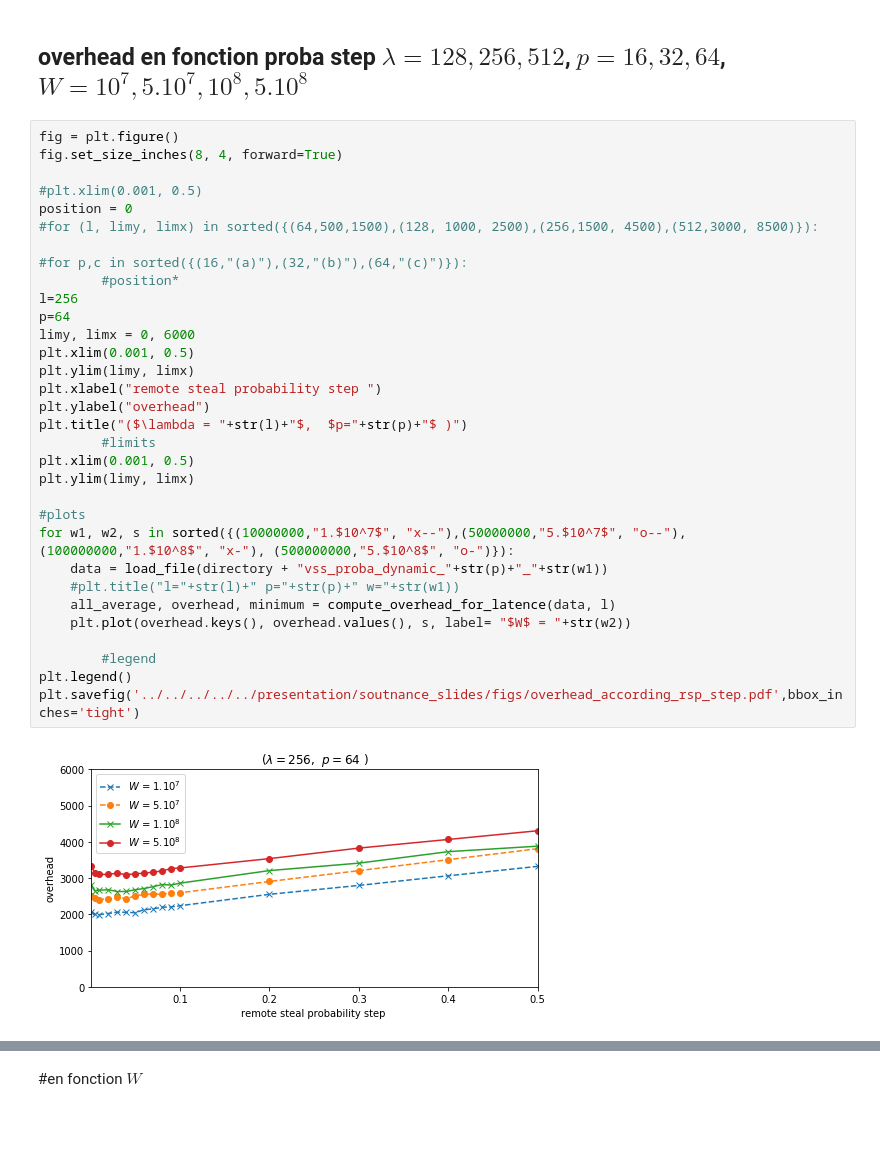
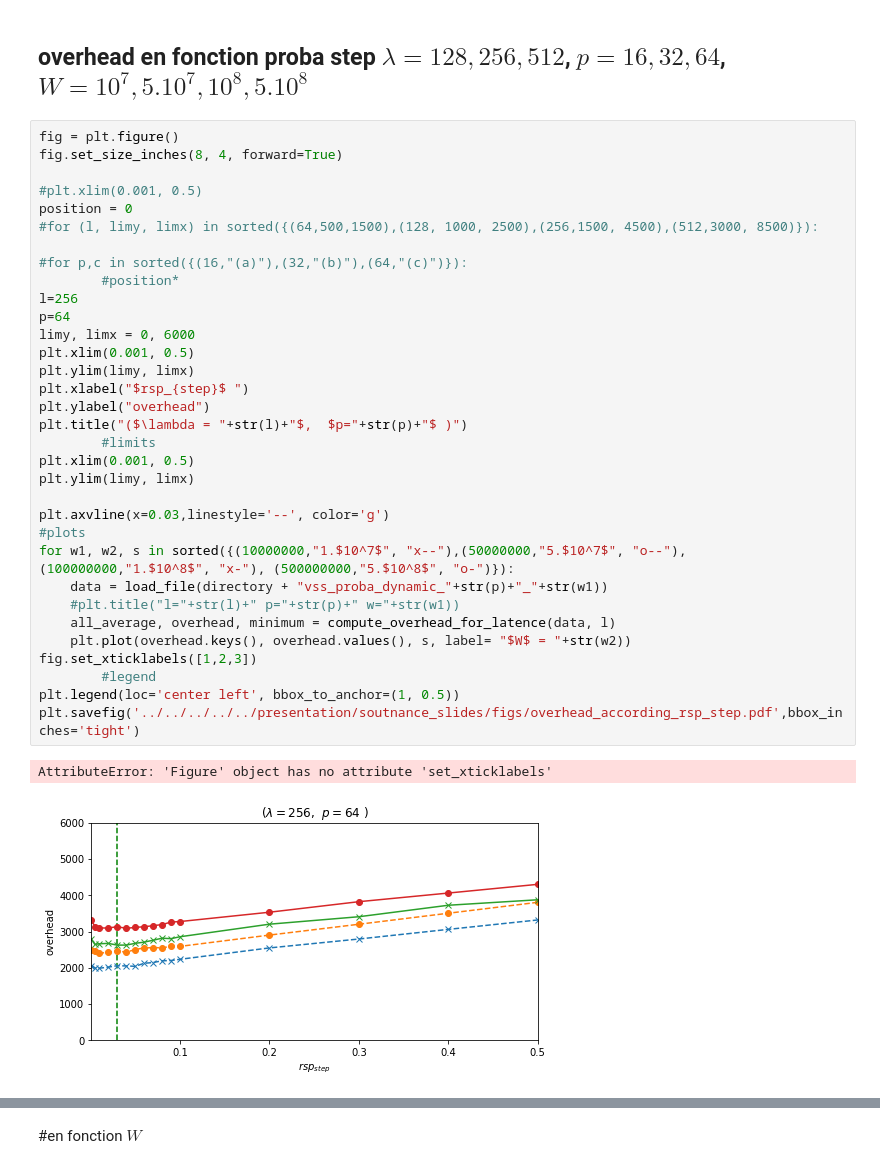
Before and after one commit to wagnerf42/ws-simulator, a Jupyter notebook: result/strategy/simulation_ipynb/simulation_thesis_proba_dynamic.ipynb, the cells around one changed output, grey strips where cells are left out. Drawn from its saved outputs; the diff is of its cells as text; blank space fills up the shorter version.

```diff
--- a/result/strategy/simulation_ipynb/simulation_thesis_proba_dynamic.ipynb
+++ b/result/strategy/simulation_ipynb/simulation_thesis_proba_dynamic.ipynb
@@ -162,37 +160,39 @@ def best_value_dict(directory, seuil):
 # %%
 fig = plt.figure()
 fig.set_size_inches(8, 4, forward=True)
 
 #plt.xlim(0.001, 0.5)
 position = 0
 #for (l, limy, limx) in sorted({(64,500,1500),(128, 1000, 2500),(256,1500, 4500),(512,3000, 8500)}):
 
 #for p,c in sorted({(16,"(a)"),(32,"(b)"),(64,"(c)")}):
         #position*
 l=256
 p=64
 limy, limx = 0, 6000
 plt.xlim(0.001, 0.5)
 plt.ylim(limy, limx)
-plt.xlabel("remote steal probability step ")
+plt.xlabel("$rsp_{step}$ ")
 plt.ylabel("overhead")
 plt.title("($\lambda = "+str(l)+"$,  $p="+str(p)+"$ )")
         #limits
 plt.xlim(0.001, 0.5)
 plt.ylim(limy, limx)
 
+plt.axvline(x=0.03,linestyle='--', color='g')
 #plots
 for w1, w2, s in sorted({(10000000,"1.$10^7$", "x--"),(50000000,"5.$10^7$", "o--"), (100000000,"1.$10^8$", "x-"), (500000000,"5.$10^8$", "o-")}):
     data = load_file(directory + "vss_proba_dynamic_"+str(p)+"_"+str(w1))
     #plt.title("l="+str(l)+" p="+str(p)+" w="+str(w1))
     all_average, overhead, minimum = compute_overhead_for_latence(data, l)
     plt.plot(overhead.keys(), overhead.values(), s, label= "$W$ = "+str(w2))
-
+fig.set_xticklabels([1,2,3])
         #legend
-plt.legend()
+plt.legend(loc='center left', bbox_to_anchor=(1, 0.5))
 plt.savefig('../../../../../presentation/soutnance_slides/figs/overhead_according_rsp_step.pdf',bbox_inches='tight')
 # %% [output]
+AttributeError: 'Figure' object has no attribute 'set_xticklabels'
-[figure, old version]
+[figure, new version]
 # %%
 fig = plt.figure()
 fig.set_size_inches(18.5, 12.5, forward=True)
```
Also changed, not shown: parts of 5 cells of this notebook, 3 other files.
